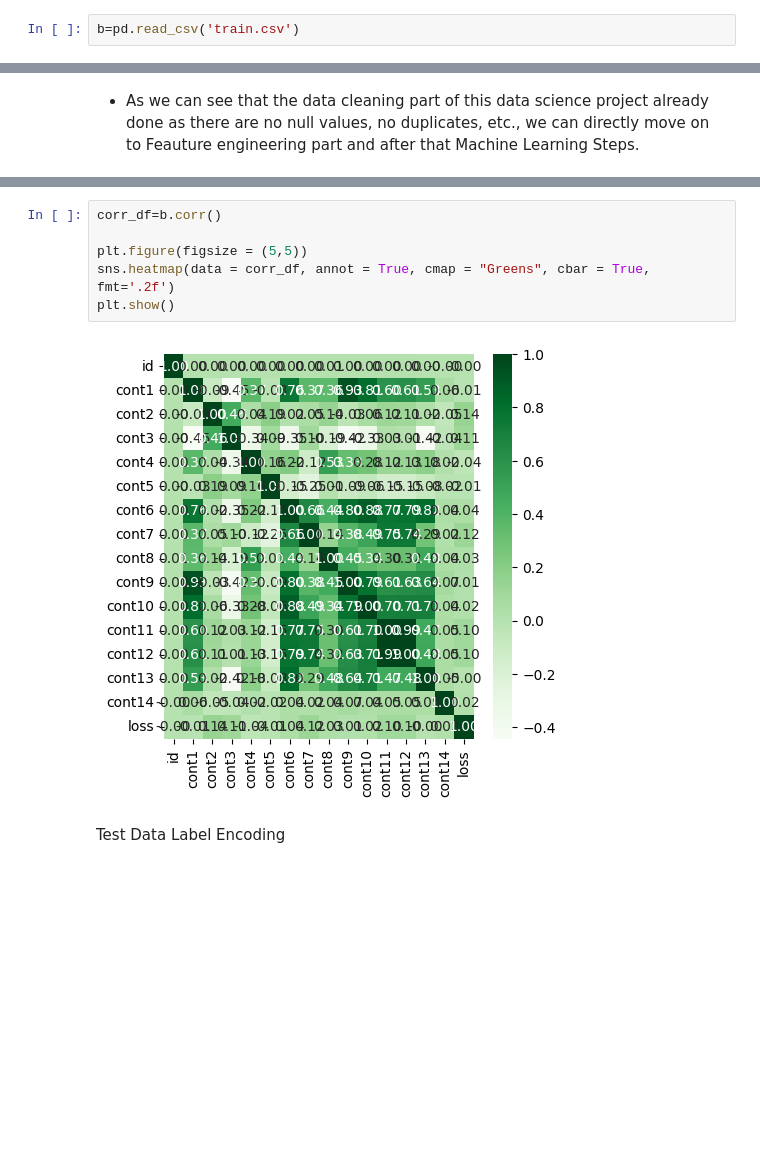
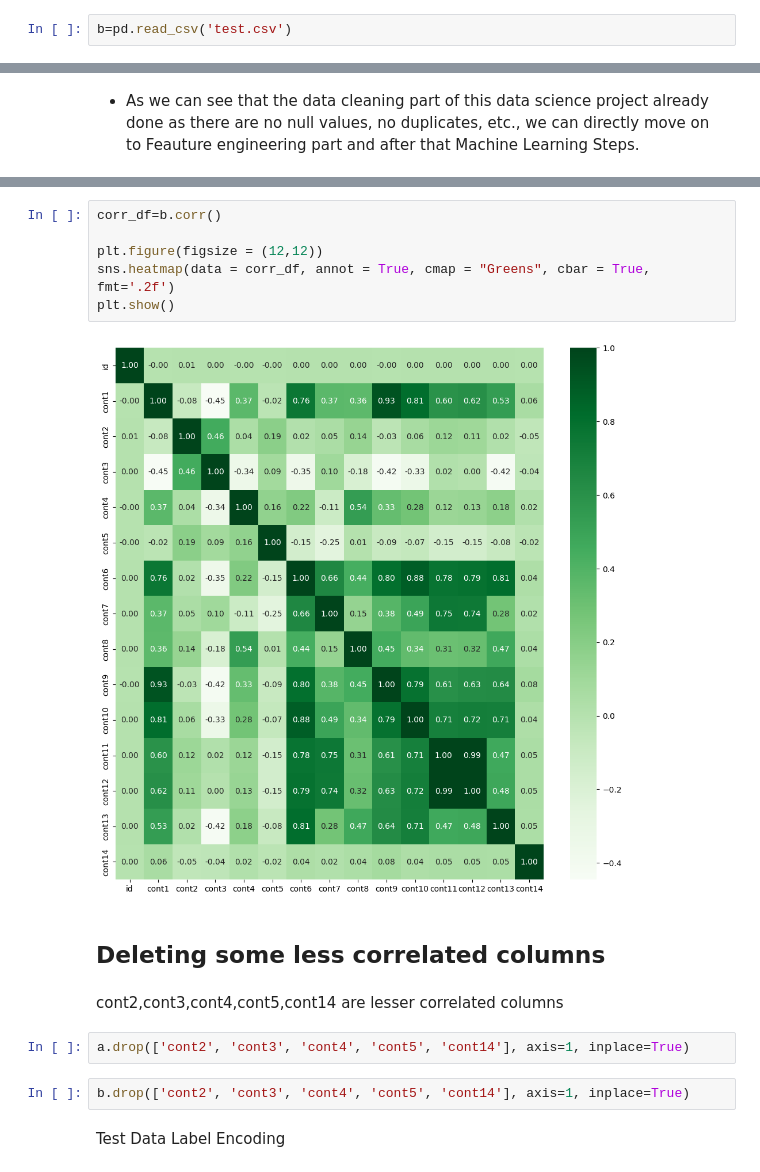
Before and after one commit to ukishore33/Analysing-cost-of-insurance-claims-post-an-unforeseen-event, a Jupyter notebook: Insurance_Claims_Unforeseen_Events.ipynb, the cells around one changed output, grey strips where cells are left out. Cells and saved outputs as stored; diff of their text form; blank space fills up the shorter version.

```diff
--- a/Insurance_Claims_Unforeseen_Events.ipynb
+++ b/Insurance_Claims_Unforeseen_Events.ipynb
@@ -79,2 +126,2 @@ for c in a.columns:
 # %%
-b=pd.read_csv('train.csv')
+b=pd.read_csv('test.csv')
@@ -139,11 +246,19 @@ plt.show()
 # %%
 corr_df=b.corr()
 
-plt.figure(figsize = (5,5))
+plt.figure(figsize = (12,12))
 sns.heatmap(data = corr_df, annot = True, cmap = "Greens", cbar = True, fmt='.2f')
 plt.show()
 # %% [output]
-[figure, old version]
+[figure, new version]
+# %% [markdown]
+## Deleting some less correlated columns
+# %% [markdown]
+cont2,cont3,cont4,cont5,cont14 are lesser correlated columns
+# %%
+a.drop(['cont2', 'cont3', 'cont4', 'cont5', 'cont14'], axis=1, inplace=True)
+# %%
+b.drop(['cont2', 'cont3', 'cont4', 'cont5', 'cont14'], axis=1, inplace=True)
 # %% [markdown]
 Test Data Label Encoding
 # %%
```
Also changed, not shown: parts of 38 cells of this notebook.
